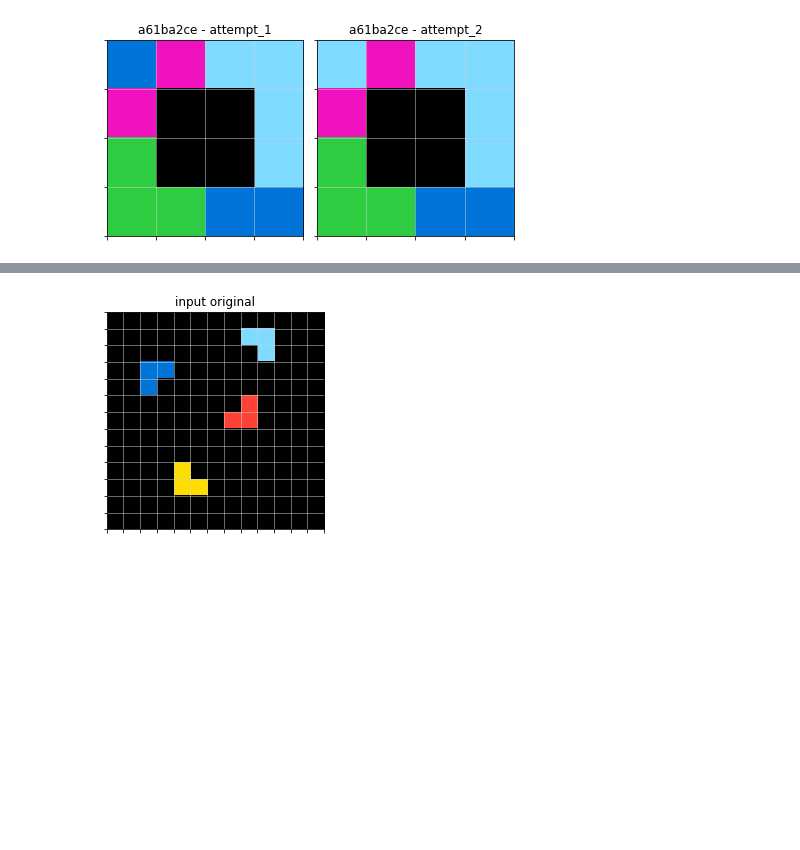
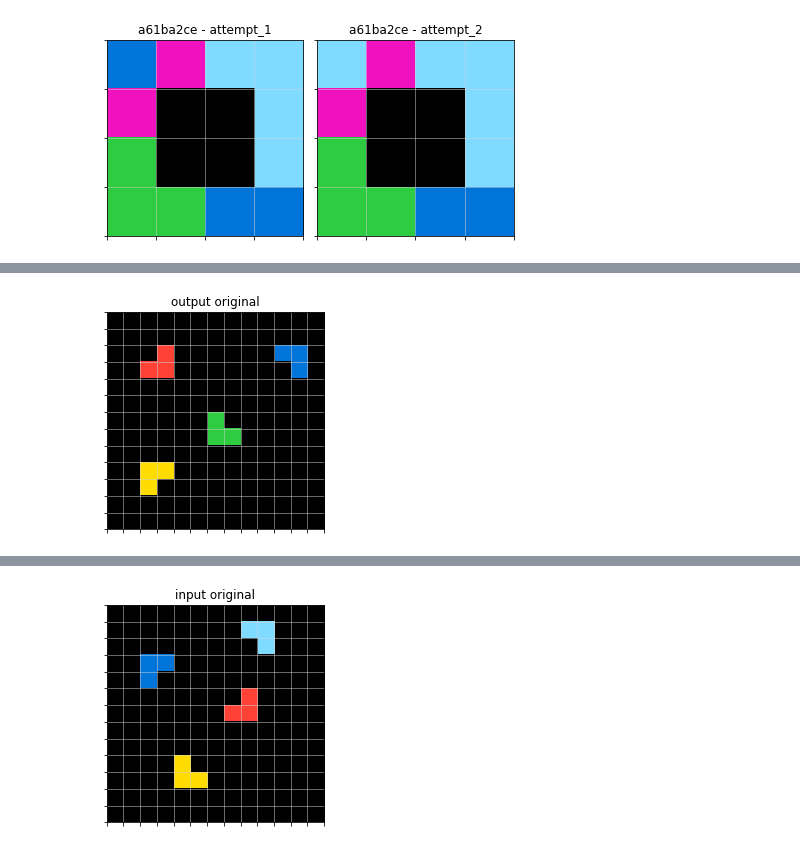
Before and after one commit to LisburnLad/ARC-solution, a Jupyter notebook: notebooks/examine icecuber solution.ipynb, the cells around one changed output, grey strips where cells are left out. Cells and saved outputs as stored; diff of their text form; code cells hidden in the pictures; blank space fills up the shorter version.

```diff
--- a/notebooks/examine icecuber solution.ipynb
+++ b/notebooks/examine icecuber solution.ipynb
@@ -291,0 +298,6 @@ test img colors [0 1 3 6 8], shape (13, 13)
+# %%
+imagefile = "../store/tmp/test_first.csv"
+grid_array = get_gridfile_as_numpy( imagefile )
+plot_single(grid_array,"output original")
+# %% [output]
+[figure, added]
```
Also changed, not shown: parts of 2 cells of this notebook, 9 other files.
